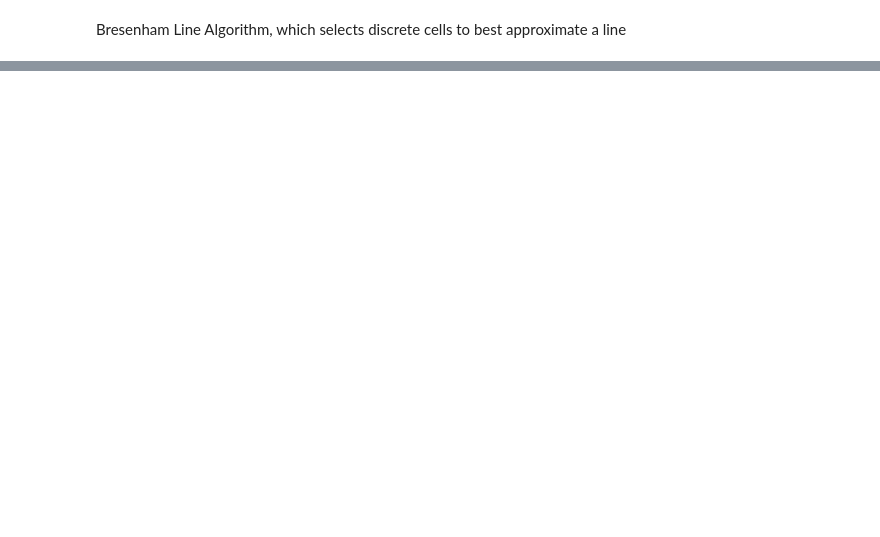
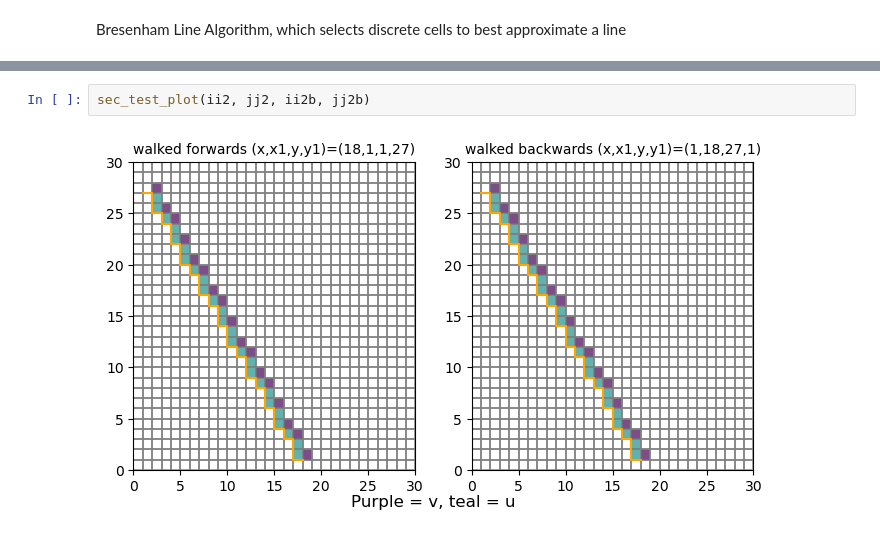
Before and after one commit to gekirkpatrick/NEMO-Analysis-Base-Scripts, a Jupyter notebook: sectest.ipynb, the cells around one changed output, grey strips where cells are left out. Saved outputs shown, nothing was run; the diff lists cells and outputs as text; blank space fills up the shorter version.

```diff
--- a/sectest.ipynb
+++ b/sectest.ipynb
@@ -174,0 +128,4 @@ Text(0.5, 0.01, 'flow coming from the southeast')
+# %%
+sec_test_plot(ii2, jj2, ii2b, jj2b)
+# %% [output]
+[figure, added]
```
Also changed, not shown: parts of 13 cells of this notebook, 2 other files.
